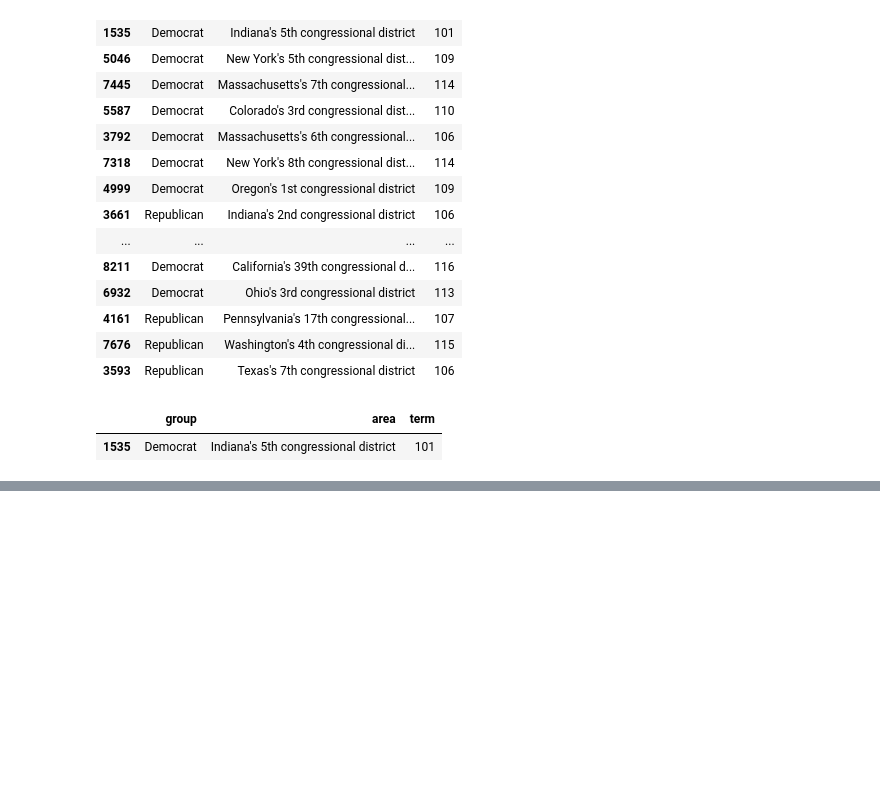
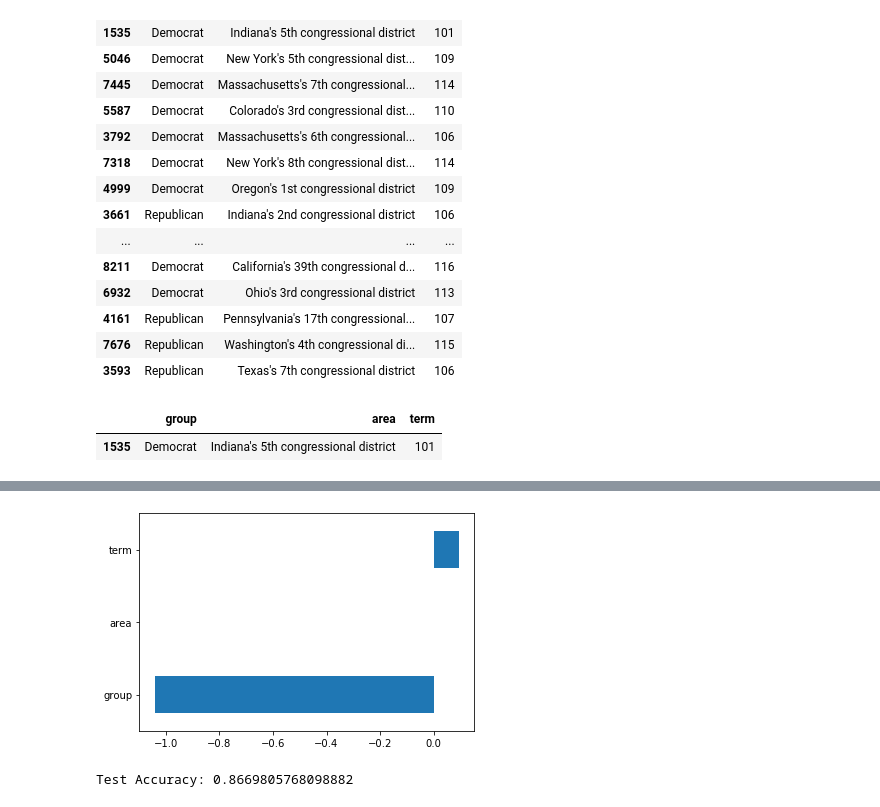
Before and after one commit to CSLSDS/DS-Unit-2-Build, a Jupyter notebook: [everypolitician].ipynb, the cells around one changed output, grey strips where cells are left out. Drawn from its saved outputs; the diff is of its cells as text; code cells hidden in the pictures; blank space fills up the shorter version.

```diff
--- a/[everypolitician].ipynb
+++ b/[everypolitician].ipynb
@@ -384,0 +493,10 @@ Name: female, dtype: bool
+# %%
+coefficients=pd.Series(log_reg.coef_[0], xtrain.columns)
+coefficients.sort_values().plot.barh();
+# %% [output]
+[figure, added]
+# %%
+X_test_encoded=encoder.transform(xtest)
+print(f'Test Accuracy: {log_reg.score(X_test_encoded, ytest)}')
+# %% [output]
+Test Accuracy: 0.8669805768098882
```
Also changed, not shown: parts of 59 cells of this notebook, 5 other files.
